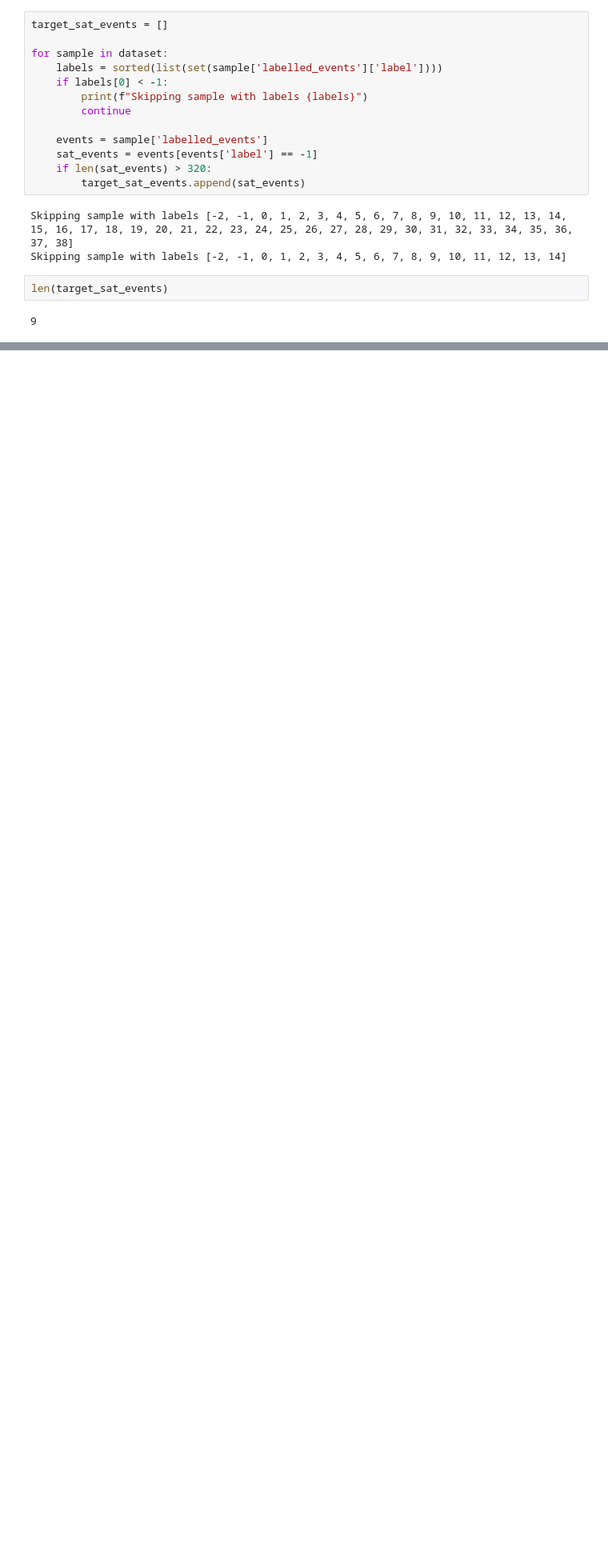
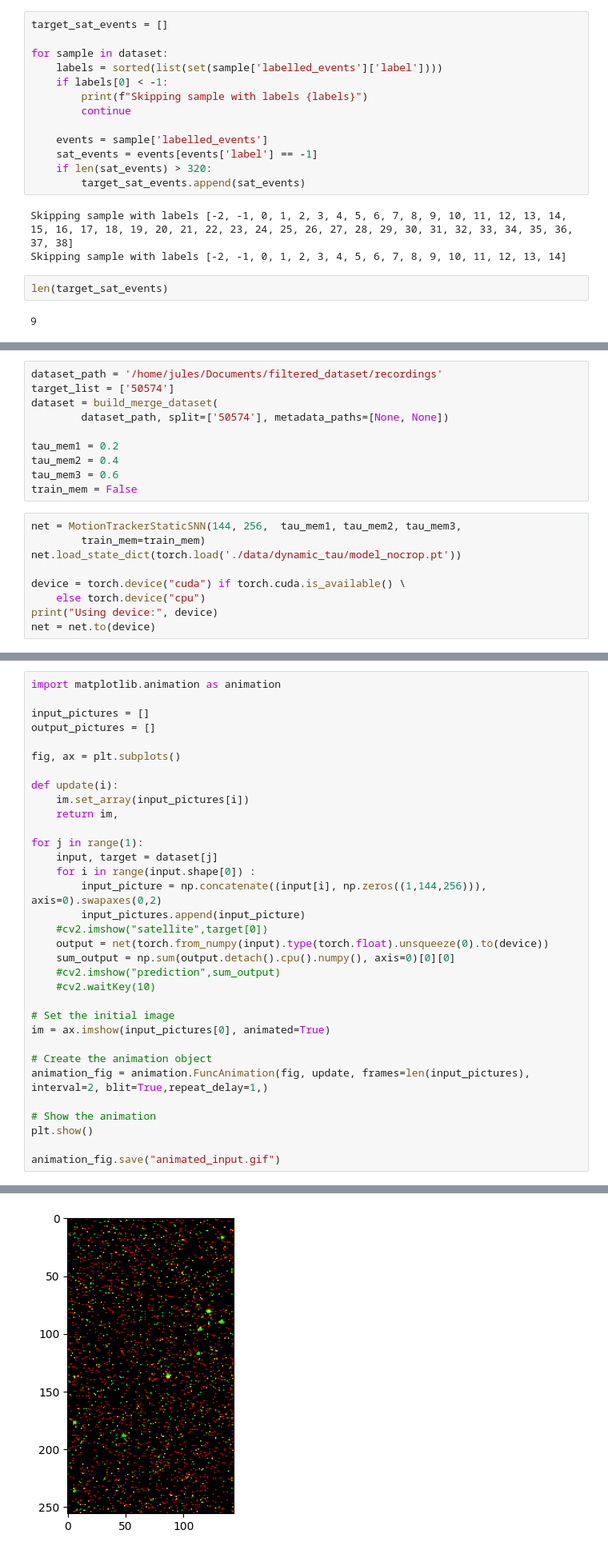
Before and after one commit to neuromorphs/satellite-characterization, a Jupyter notebook: plot_multiple.ipynb, the cells around one changed output, grey strips where cells are left out. Shown at 80% size. Saved outputs shown, nothing was run; the diff lists cells and outputs as text; blank space fills up the shorter version.

Commit message:
first trained tracking models

```diff
--- a/plot_multiple.ipynb
+++ b/plot_multiple.ipynb
@@ -87,0 +99,19 @@ len(target_sat_events)
+# %%
+dataset_path = '/home/jules/Documents/filtered_dataset/recordings'
+target_list = ['50574']
+dataset = build_merge_dataset(
+        dataset_path, split=['50574'], metadata_paths=[None, None])
+
+tau_mem1 = 0.2
+tau_mem2 = 0.4
+tau_mem3 = 0.6
+train_mem = False
+# %%
+net = MotionTrackerStaticSNN(144, 256,  tau_mem1, tau_mem2, tau_mem3,
+        train_mem=train_mem)
+net.load_state_dict(torch.load('./data/dynamic_tau/model_nocrop.pt'))
+
+device = torch.device("cuda") if torch.cuda.is_available() \
+    else torch.device("cpu")
+print("Using device:", device)
+net = net.to(device)
@@ -87,0 +120,34 @@ len(target_sat_events)
+# %%
+import matplotlib.animation as animation
+
+input_pictures = []
+output_pictures = []
+
+fig, ax = plt.subplots()
+
+def update(i):
+    im.set_array(input_pictures[i])
+    return im,
+
+for j in range(1):
+    input, target = dataset[j]
+    for i in range(input.shape[0]) :
+        input_picture = np.concatenate((input[i], np.zeros((1,144,256))), axis=0).swapaxes(0,2)
+        input_pictures.append(input_picture)
+    #cv2.imshow("satellite",target[0])
+    output = net(torch.from_numpy(input).type(torch.float).unsqueeze(0).to(device))
+    sum_output = np.sum(output.detach().cpu().numpy(), axis=0)[0][0]
+    #cv2.imshow("prediction",sum_output)
+    #cv2.waitKey(10)
+
+# Set the initial image
+im = ax.imshow(input_pictures[0], animated=True)
+
+# Create the animation object
+animation_fig = animation.FuncAnimation(fig, update, frames=len(input_pictures), interval=2, blit=True,repeat_delay=1,)
+
+# Show the animation
+plt.show()
+
+animation_fig.save("animated_input.gif")
+# %% [output]
@@ -87,0 +157 @@ len(target_sat_events)
+[figure, added]
```
Also changed, not shown: parts of 5 cells of this notebook, 6 other files.
